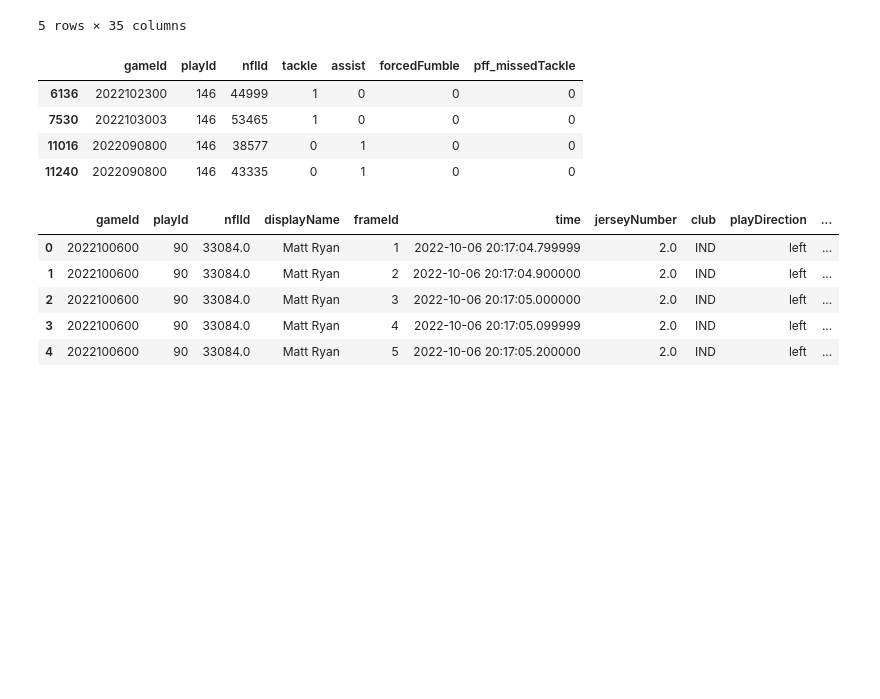
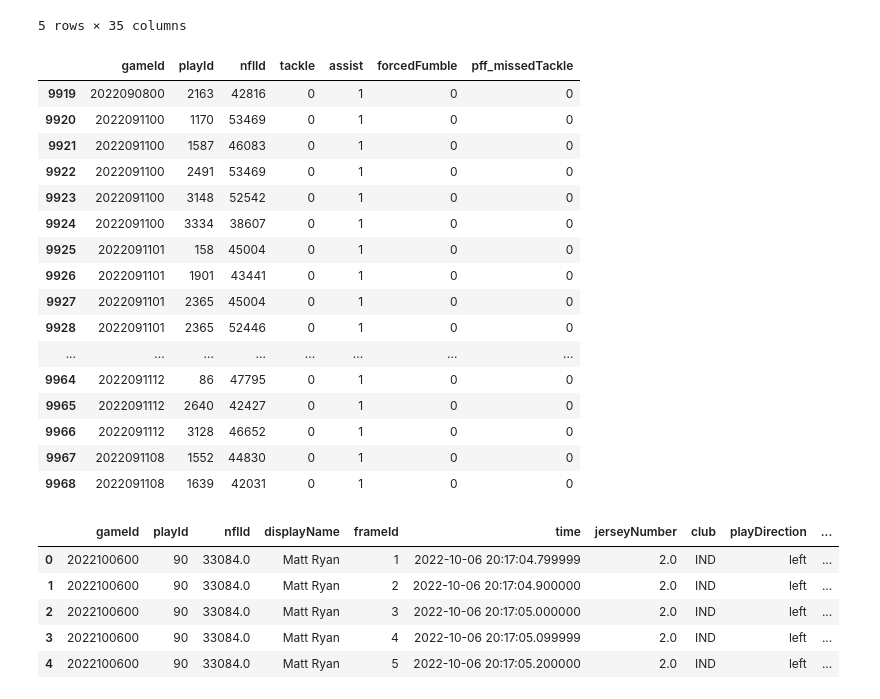
Before and after one commit to jvalderr239/GCN, a Jupyter notebook: notebooks/data_visualization.ipynb, the cells around one changed output. Cells and saved outputs as stored; diff of their text form; code cells hidden in the pictures; blank space fills up the shorter version.

```diff
--- a/notebooks/data_visualization.ipynb
+++ b/notebooks/data_visualization.ipynb
@@ -67,13 +68,25 @@ plays_df.head(5)
 | 4 | 2022091900 | 1372 | 47857 | Devin Singletary | (8:33) D.Singletary right guard t... | 2 | 1 | 10 | ... |
 5 rows × 35 columns
 # %%
-tackles_df[tackles_df["playId"] == 146].head(50)
+tackles_df[tackles_df["assist"] == 1].head(50)
 # %% [output]
 |  | gameId | playId | nflId | tackle | assist | forcedFumble | pff_missedTackle |
-| 6136 | 2022102300 | 146 | 44999 | 1 | 0 | 0 | 0 |
-| 7530 | 2022103003 | 146 | 53465 | 1 | 0 | 0 | 0 |
-| 11016 | 2022090800 | 146 | 38577 | 0 | 1 | 0 | 0 |
-| 11240 | 2022090800 | 146 | 43335 | 0 | 1 | 0 | 0 |
+| 9919 | 2022090800 | 2163 | 42816 | 0 | 1 | 0 | 0 |
+| 9920 | 2022091100 | 1170 | 53469 | 0 | 1 | 0 | 0 |
+| 9921 | 2022091100 | 1587 | 46083 | 0 | 1 | 0 | 0 |
+| 9922 | 2022091100 | 2491 | 53469 | 0 | 1 | 0 | 0 |
+| 9923 | 2022091100 | 3148 | 52542 | 0 | 1 | 0 | 0 |
+| 9924 | 2022091100 | 3334 | 38607 | 0 | 1 | 0 | 0 |
+| 9925 | 2022091101 | 158 | 45004 | 0 | 1 | 0 | 0 |
+| 9926 | 2022091101 | 1901 | 43441 | 0 | 1 | 0 | 0 |
+| 9927 | 2022091101 | 2365 | 45004 | 0 | 1 | 0 | 0 |
+| 9928 | 2022091101 | 2365 | 52446 | 0 | 1 | 0 | 0 |
+| ... | ... | ... | ... | ... | ... | ... | ... |
+| 9964 | 2022091112 | 86 | 47795 | 0 | 1 | 0 | 0 |
+| 9965 | 2022091112 | 2640 | 42427 | 0 | 1 | 0 | 0 |
+| 9966 | 2022091112 | 3128 | 46652 | 0 | 1 | 0 | 0 |
+| 9967 | 2022091108 | 1552 | 44830 | 0 | 1 | 0 | 0 |
+| 9968 | 2022091108 | 1639 | 42031 | 0 | 1 | 0 | 0 |
 # %%
 tracking_df.head(5)
 # %% [output]
```
Also changed, not shown: parts of 15 cells of this notebook, 5 other files.
